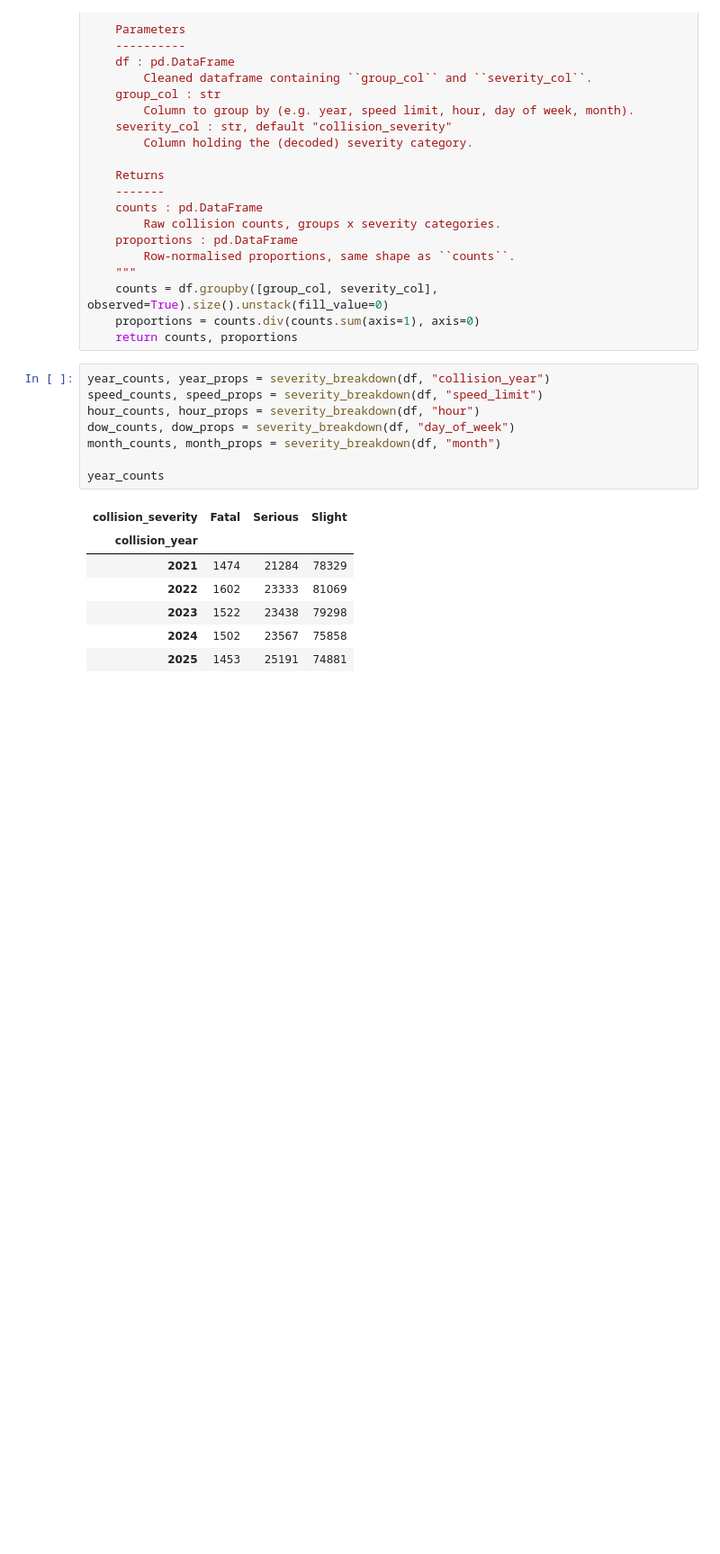
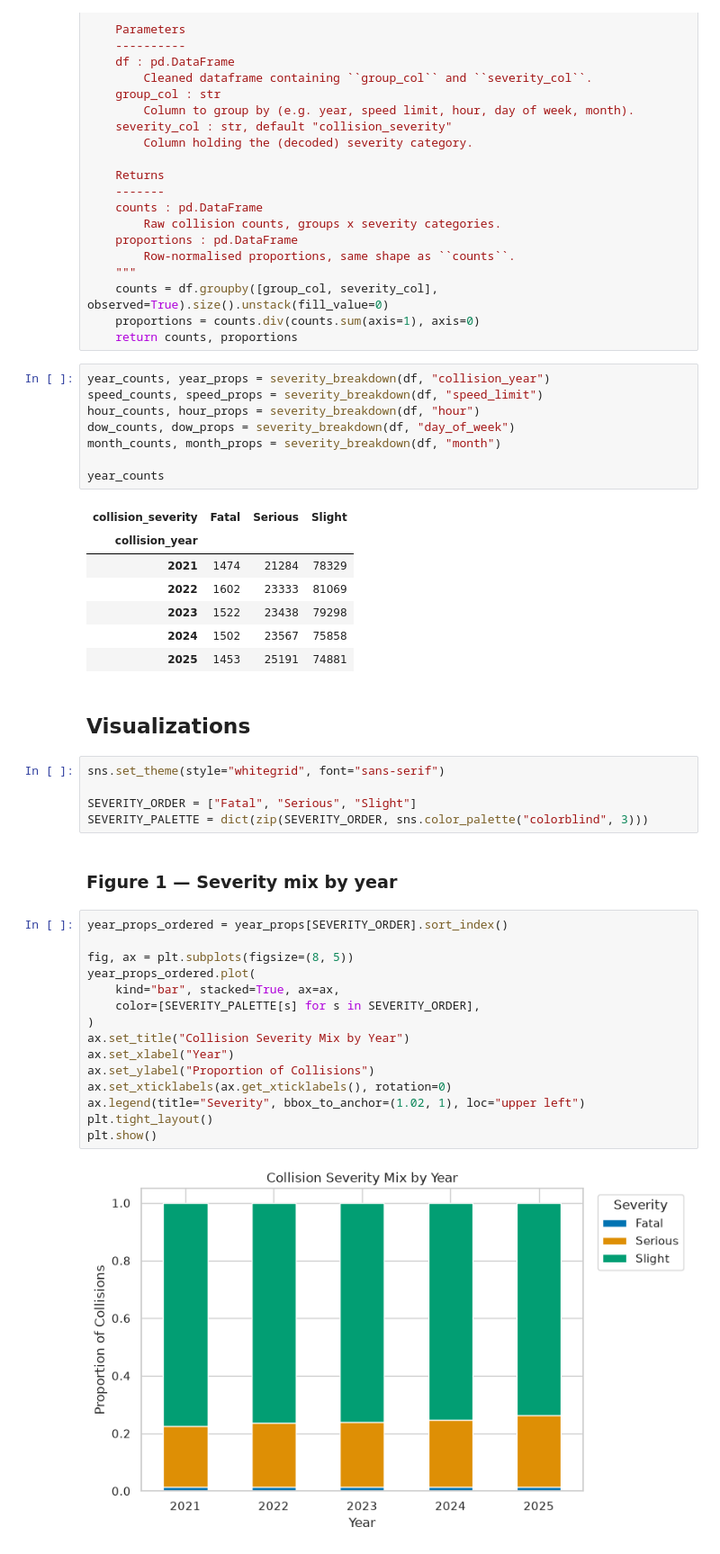
Before and after one commit to LittleRabbitFooFoo/ai-programming-foundations-project, a Jupyter notebook: data_workflow.ipynb, the cells around one changed output. Shown at 90% size. Drawn from its saved outputs; the diff is of its cells as text; blank space fills up the shorter version.

Commit message:
5 visualizations with interpretations.

```diff
--- a/data_workflow.ipynb
+++ b/data_workflow.ipynb
@@ -287,3 +287,29 @@ year_counts
 | 2023 | 1522 | 23438 | 79298 |
 | 2024 | 1502 | 23567 | 75858 |
 | 2025 | 1453 | 25191 | 74881 |
+# %% [markdown]
+## Visualizations
+# %%
+sns.set_theme(style="whitegrid", font="sans-serif")
+
+SEVERITY_ORDER = ["Fatal", "Serious", "Slight"]
+SEVERITY_PALETTE = dict(zip(SEVERITY_ORDER, sns.color_palette("colorblind", 3)))
+# %% [markdown]
+### Figure 1 — Severity mix by year
+# %%
+year_props_ordered = year_props[SEVERITY_ORDER].sort_index()
+
+fig, ax = plt.subplots(figsize=(8, 5))
+year_props_ordered.plot(
+    kind="bar", stacked=True, ax=ax,
+    color=[SEVERITY_PALETTE[s] for s in SEVERITY_ORDER],
+)
+ax.set_title("Collision Severity Mix by Year")
+ax.set_xlabel("Year")
+ax.set_ylabel("Proportion of Collisions")
+ax.set_xticklabels(ax.get_xticklabels(), rotation=0)
+ax.legend(title="Severity", bbox_to_anchor=(1.02, 1), loc="upper left")
+plt.tight_layout()
+plt.show()
+# %% [output]
+[figure, added]
```
Also changed, not shown: parts of 15 cells of this notebook.
